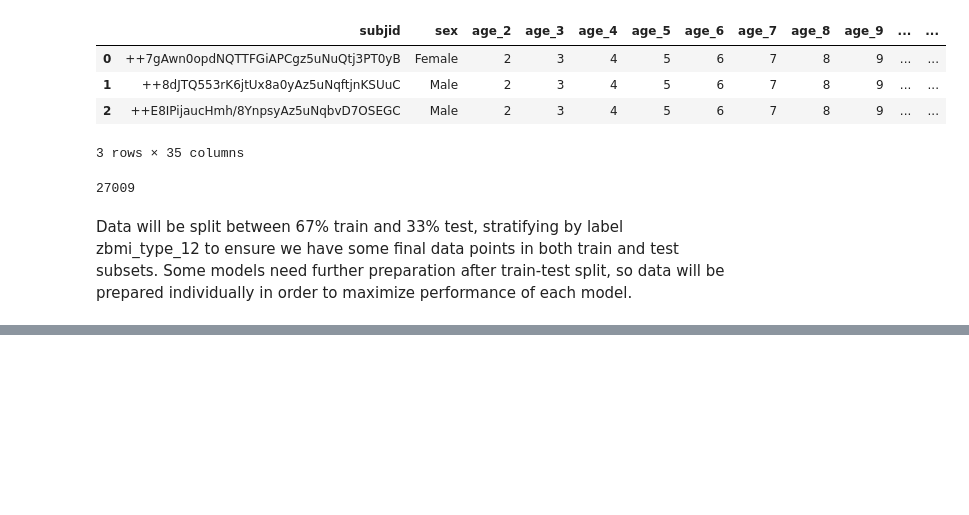
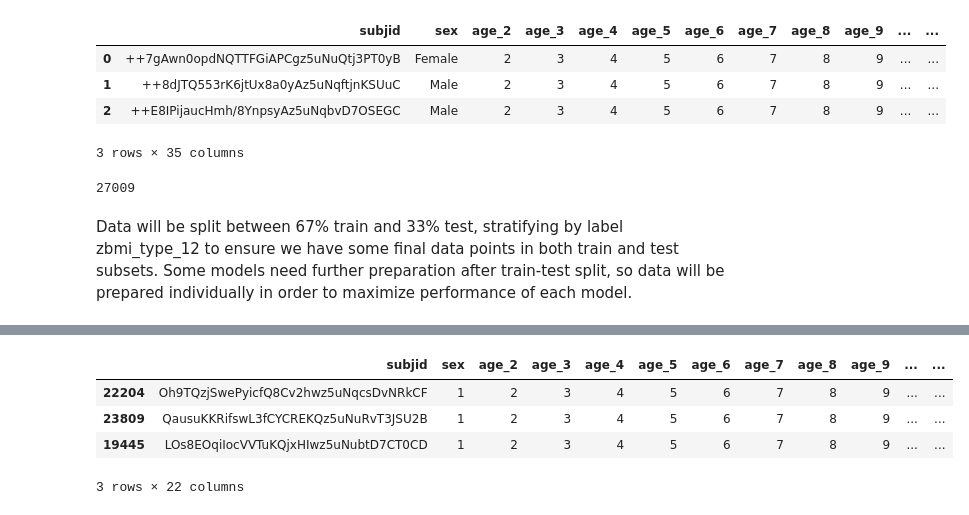
Before and after one commit to Marc-CC/Teen-Obesity-predictor-App, a Jupyter notebook: ML_models_tfm.ipynb, the cells around one changed output, grey strips where cells are left out. Drawn from its saved outputs; the diff is of its cells as text; code cells hidden in the pictures; blank space fills up the shorter version.

```diff
--- a/ML_models_tfm.ipynb
+++ b/ML_models_tfm.ipynb
@@ -258,16 +280,23 @@ len(pivot_data)
 # %% [markdown]
 Data will be split between 67% train and 33% test, stratifying by label zbmi_type_12 to ensure we have some final data points in both train and test subsets.
 Some models need further preparation after train-test split, so data will be prepared individually in order to maximize performance of each model.
+# %%
+# Create a temporary column with combination of columns to stratify
+pivot_data["stratify"] = pivot_data["sex"].astype(str) + "_" + pivot_data["zbmi_type_12"]
 # %%
 # Train-test split 67%-33%
-y = pivot_data.pop("zbmi_type_12")
-y.fillna("Unknown", inplace=True)
+y = pivot_data.pop("zbmi_12")
 
+pivot_data["stratify"] = pivot_data["stratify"].fillna("Unknown")
 
-xtrain, xtest, ytrain, ytest = sk.model_selection.train_test_split(pivot_data, y,
+zbmis = pivot_data[[col for col in pivot_data.columns if '_type' not in col]]
+pivot_data = pivot_data[[col for col in pivot_data.columns if '_type' not in col]]
+
+xtrain, xtest, ytrain, ytest = sk.model_selection.train_test_split(pivot_data.drop(columns=["age_12", "stratify"]),
+                                                                   y,
                                                                    test_size=0.33,
                                                                    random_state=42,
-                                                                   stratify=y)
+                                                                   stratify=pivot_data["stratify"])
 # %%
 # Dataframe shapes
 print(f"Xtrain: number of rows = {xtrain.shape[0]}, number of columns = {xtrain.shape[1]}")
@@ -280,2 +309,10 @@ Xtest: number of rows = 8913, number of columns = 34
 Ytrain: number of rows = 18096
 Ytest: number of rows = 8913
+# %%
+xtrain.head(3)
+# %% [output]
+|  | subjid | sex | age_2 | age_3 | age_4 | age_5 | age_6 | age_7 | age_8 | age_9 | ... | ... |
+| 22204 | Oh9TQzjSwePyicfQ8Cv2hwz5uNqcsDvNRkCF | 1 | 2 | 3 | 4 | 5 | 6 | 7 | 8 | 9 | ... | ... |
+| 23809 | QausuKKRifswL3fCYCREKQz5uNuRvT3JSU2B | 1 | 2 | 3 | 4 | 5 | 6 | 7 | 8 | 9 | ... | ... |
+| 19445 | LOs8EOqiIocVVTuKQjxHIwz5uNubtD7CT0CD | 1 | 2 | 3 | 4 | 5 | 6 | 7 | 8 | 9 | ... | ... |
+3 rows × 22 columns
```
Also changed, not shown: parts of 4 cells of this notebook.
